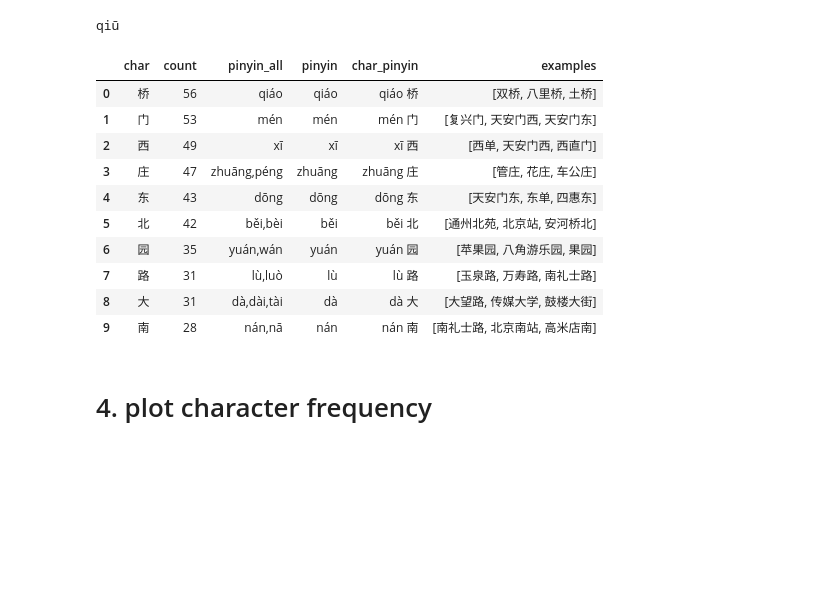
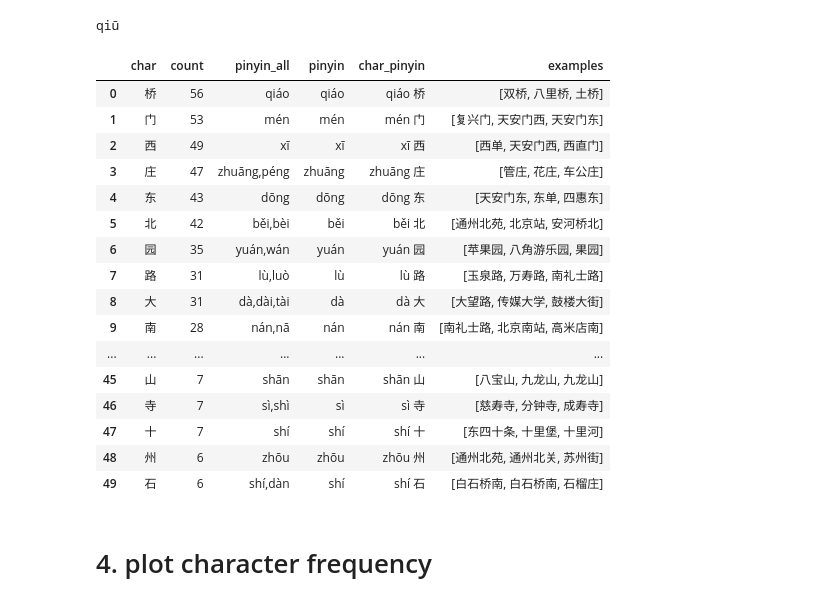
Before and after one commit to srcole/mandarin_data, a Jupyter notebook: 01_metro_stations/02_beijing.ipynb, the cells around one changed output. Cells and saved outputs as stored; diff of their text form; code cells hidden in the pictures; blank space fills up the shorter version.

```diff
--- a/01_metro_stations/02_beijing.ipynb
+++ b/01_metro_stations/02_beijing.ipynb
@@ -153,24 +153,30 @@ qiū
 # %%
 def get_example_stations(char, n_examples=3):
     return list(df_stations[df_stations['chinese'].str.contains(char)].head(n_examples)['chinese'].values)
 
 char_counts['pinyin_all'] = char_counts['char'].map(char_to_pinyin_dict)
 char_counts['pinyin'] = char_counts['pinyin_all'].apply(lambda x: str(x).split(',')[0])
 char_counts['char_pinyin'] = char_counts.apply(lambda row: f"{row['pinyin']} {row['char']}", axis=1)
 char_counts['examples'] = char_counts['char'].apply(get_example_stations)
-char_counts.head(10)
+char_counts.head(50)
 # %% [output]
 |  | char | count | pinyin_all | pinyin | char_pinyin | examples |
 | 0 | 桥 | 56 | qiáo | qiáo | qiáo 桥 | [双桥, 八里桥, 土桥] |
 | 1 | 门 | 53 | mén | mén | mén 门 | [复兴门, 天安门西, 天安门东] |
 | 2 | 西 | 49 | xī | xī | xī 西 | [西单, 天安门西, 西直门] |
 | 3 | 庄 | 47 | zhuāng,péng | zhuāng | zhuāng 庄 | [管庄, 花庄, 车公庄] |
 | 4 | 东 | 43 | dōng | dōng | dōng 东 | [天安门东, 东单, 四惠东] |
 | 5 | 北 | 42 | běi,bèi | běi | běi 北 | [通州北苑, 北京站, 安河桥北] |
 | 6 | 园 | 35 | yuán,wán | yuán | yuán 园 | [苹果园, 八角游乐园, 果园] |
 | 7 | 路 | 31 | lù,luò | lù | lù 路 | [玉泉路, 万寿路, 南礼士路] |
 | 8 | 大 | 31 | dà,dài,tài | dà | dà 大 | [大望路, 传媒大学, 鼓楼大街] |
 | 9 | 南 | 28 | nán,nā | nán | nán 南 | [南礼士路, 北京南站, 高米店南] |
+| ... | ... | ... | ... | ... | ... | ... |
+| 45 | 山 | 7 | shān | shān | shān 山 | [八宝山, 九龙山, 九龙山] |
+| 46 | 寺 | 7 | sì,shì | sì | sì 寺 | [慈寿寺, 分钟寺, 成寿寺] |
+| 47 | 十 | 7 | shí | shí | shí 十 | [东四十条, 十里堡, 十里河] |
+| 48 | 州 | 6 | zhōu | zhōu | zhōu 州 | [通州北苑, 通州北关, 苏州街] |
+| 49 | 石 | 6 | shí,dàn | shí | shí 石 | [白石桥南, 白石桥南, 石榴庄] |
 # %% [markdown]
 # 4. plot character frequency
 # %%
```
Also changed, not shown: 16 other files.
